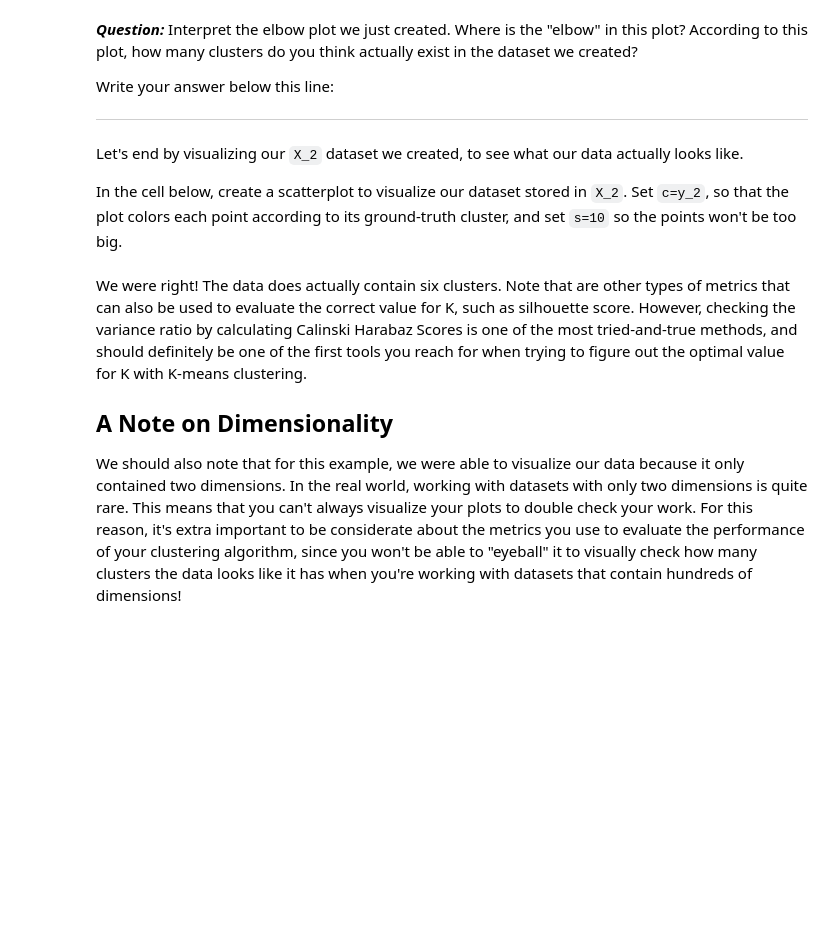
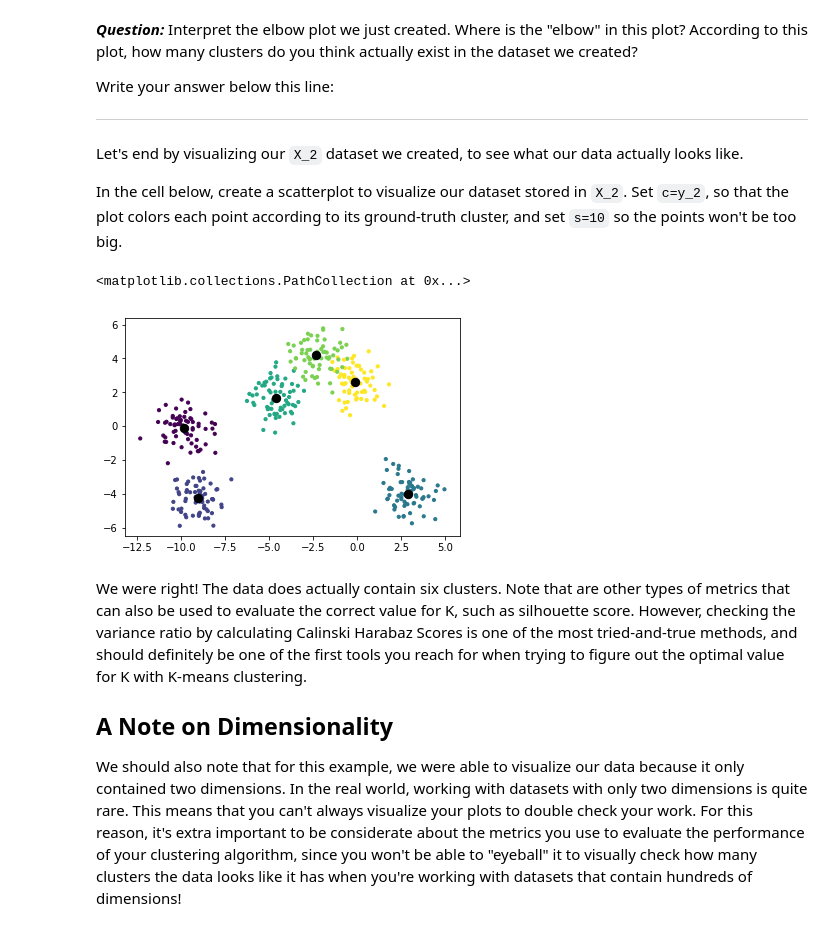
Before and after one commit to DavidBraslow/dsc-3-35-04-k-means-clustering-lab-online-ds-sp-000, a Jupyter notebook: index.ipynb, the cells around one changed output. Saved outputs shown, nothing was run; the diff lists cells and outputs as text; code cells hidden in the pictures; blank space fills up the shorter version.

```diff
--- a/index.ipynb
+++ b/index.ipynb
@@ -147,3 +145,5 @@ X_2, y_2 = None
+# %%
+X_2, y_2 = make_blobs(n_samples=400, n_features = 2, centers = np.random.randint(3, 8), cluster_std = 0.8)
 # %% [markdown]
 Now, we've created a dataset, but we don't know how many clusters actually exist in this dataset, so we don't know what value to set for K!
 
@@ -165,2 +157,10 @@ k_list = None
+# %%
+k_means_3 = KMeans(n_clusters = 3).fit(X_2)
+k_means_4 = KMeans(n_clusters = 4).fit(X_2)
+k_means_5 = KMeans(n_clusters = 5).fit(X_2)
+k_means_6 = KMeans(n_clusters = 6).fit(X_2)
+k_means_7 = KMeans(n_clusters = 7).fit(X_2)
+
+k_list = [k_means_3, k_means_4, k_means_5, k_means_6, k_means_7]
 # %% [markdown]
 Now, in the cell below, import `calinski_harabaz_score` from `sklearn.metrics`.
@@ -204,6 +218,14 @@ _______________________________________________________________________________
 Let's end by visualizing our `X_2` dataset we created, to see what our data actually looks like.
 
 In the cell below, create a scatterplot to visualize our dataset stored in `X_2`. Set `c=y_2`, so that the plot colors each point according to its ground-truth cluster, and set `s=10` so the points won't be too big.
+# %%
+plt.scatter(X_2[:, 0], X_2[:, 1], c=y_2, s=10)
+
+centers = k_means_6.cluster_centers_
+plt.scatter(centers[:, 0], centers[:, 1], c='black', s=70)
+# %% [output]
+<matplotlib.collections.PathCollection at 0x...>
+[figure, added]
 # %% [markdown]
 We were right! The data does actually contain six clusters. Note that are other types of metrics that can also be used to evaluate the correct value for K, such as silhouette score. However, checking the variance ratio by calculating Calinski Harabaz Scores is one of the most tried-and-true methods, and should definitely be one of the first tools you reach for when trying to figure out the optimal value for K with K-means clustering.
 
```
Also changed, not shown: parts of 6 cells of this notebook.
